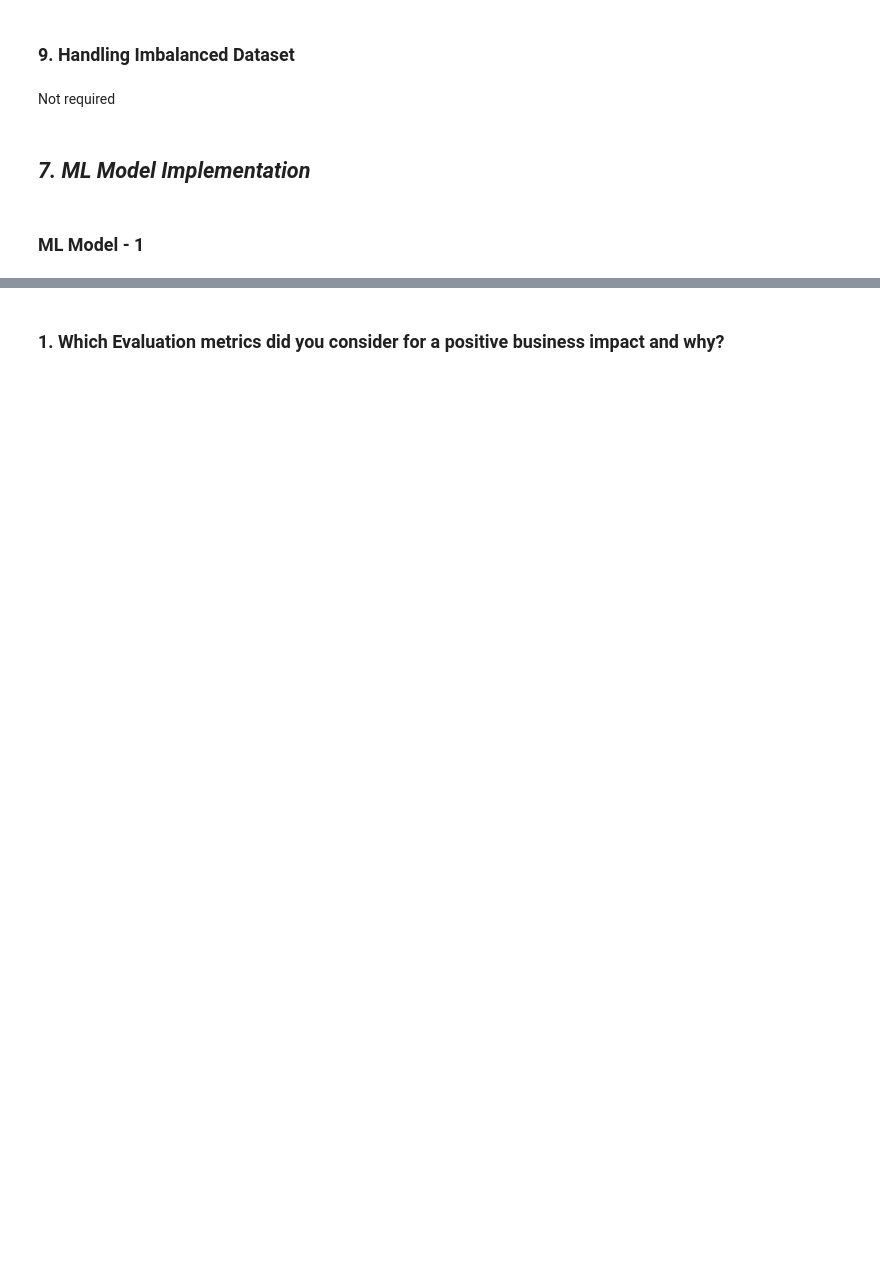
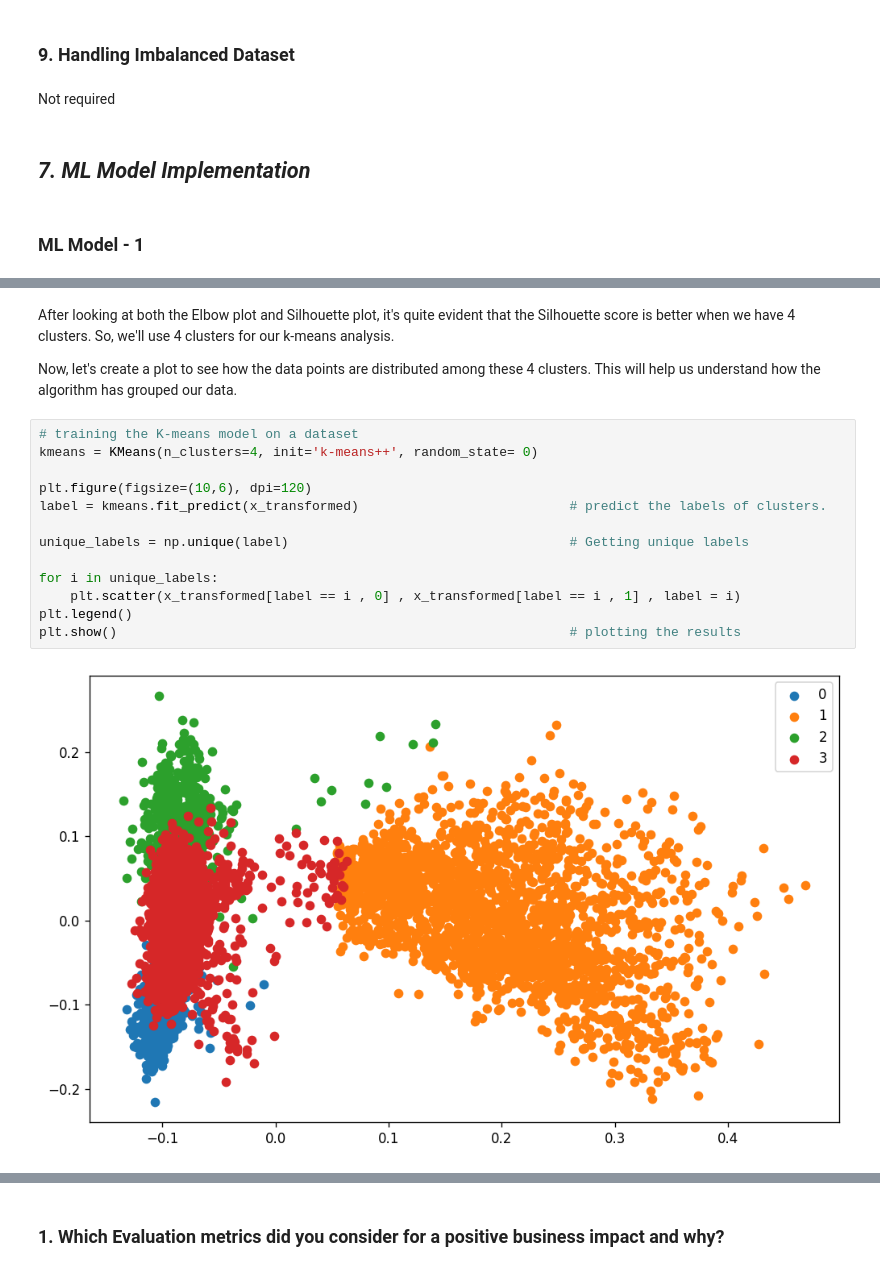
Before and after one commit to vyankath/Capstone_UL_NMTC, a Jupyter notebook: USC_Submission_NMTC.ipynb, the cells around one changed output, grey strips where cells are left out. Saved outputs shown, nothing was run; the diff lists cells and outputs as text; blank space fills up the shorter version.

Commit message:
Commit after conclusion

```diff
--- a/USC_Submission_NMTC.ipynb
+++ b/USC_Submission_NMTC.ipynb
@@ -1674,0 +1670,19 @@ Answer Here.
+# %% [markdown]
+After looking at both the Elbow plot and Silhouette plot, it's quite evident that the Silhouette score is better when we have 4 clusters. So, we'll use 4 clusters for our k-means analysis.
+
+Now, let's create a plot to see how the data points are distributed among these 4 clusters. This will help us understand how the algorithm has grouped our data.
+# %%
+# training the K-means model on a dataset
+kmeans = KMeans(n_clusters=4, init='k-means++', random_state= 0)
+
+plt.figure(figsize=(10,6), dpi=120)
+label = kmeans.fit_predict(x_transformed)                           # predict the labels of clusters.
+
+unique_labels = np.unique(label)                                    # Getting unique labels
+
+for i in unique_labels:
+    plt.scatter(x_transformed[label == i , 0] , x_transformed[label == i , 1] , label = i)
+plt.legend()
+plt.show()                                                          # plotting the results
+# %% [output]
+[figure, added]
```
Also changed, not shown: parts of 105 cells of this notebook.
